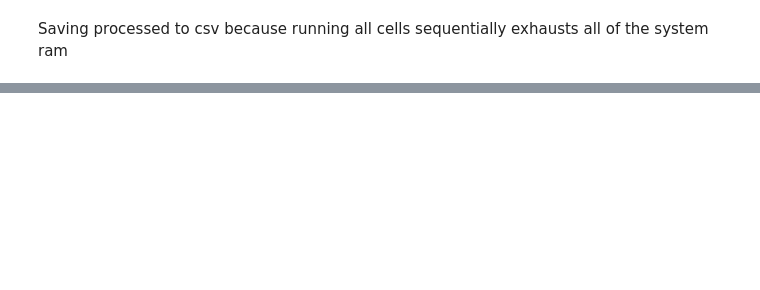
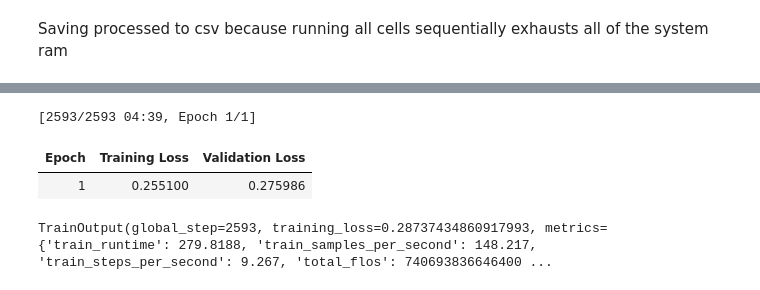
Before and after one commit to pukelevicius/advanced_nlp, a Jupyter notebook: Assignment-3/Code/Untitled.ipynb, the cells around one changed output, grey strips where cells are left out. Saved outputs shown, nothing was run; the diff lists cells and outputs as text; code cells hidden in the pictures; blank space fills up the shorter version.

Commit message:
working code for all models

```diff
--- a/Assignment-3/Code/Untitled.ipynb
+++ b/Assignment-3/Code/Untitled.ipynb
@@ -216,4 +281,6 @@ tokenized_train[0]
 # %%
 from transformers import AutoModelForTokenClassification, TrainingArguments, Trainer, EarlyStoppingCallback
 
-model = AutoModelForTokenClassification.from_pretrained(model_checkpoint, num_labels=2)
+model = AutoModelForTokenClassification.from_pretrained(MODEL_NAME, num_labels=len(label_list))
+# making sure that special token is added:
+model.resize_token_embeddings(len(tokenizer))
@@ -220,14 +291,35 @@ model = AutoModelForTokenClassification.from_pretrained(model_checkpoint, num_la
 # %%
-model_name = model_checkpoint.split("/")[-1]
-
 args = TrainingArguments(
-    f"{model_name}-finetuned-negation-scope",
+    f"{MODEL_NAME}-finetuned-{model_type}-{task}",
     evaluation_strategy = "epoch",
     learning_rate=3e-5,
     per_device_train_batch_size=16,
     per_device_eval_batch_size=16,
-    num_train_epochs=10,
+    num_train_epochs=1,
     weight_decay=0.01,
     load_best_model_at_end=True,
     save_strategy="epoch"
 )
+# %%
+from transformers import DataCollatorForTokenClassification
+
+data_collator = DataCollatorForTokenClassification(tokenizer)
+# %%
+early_stopping_callback = EarlyStoppingCallback(early_stopping_patience=3)
+
+trainer = Trainer(
+    model,
+    args,
+    train_dataset=tokenized_train,
+    eval_dataset=tokenized_dev,
+    data_collator=data_collator,
+    tokenizer=tokenizer,
+    callbacks=[early_stopping_callback]
+)
+# %%
+trainer.train()
+# %% [output]
+[2593/2593 04:39, Epoch 1/1]
+| Epoch | Training Loss | Validation Loss |
+| 1 | 0.255100 | 0.275986 |
+TrainOutput(global_step=2593, training_loss=0.28737434860917993, metrics={'train_runtime': 279.8188, 'train_samples_per_second': 148.217, 'train_steps_per_second': 9.267, 'total_flos': 740693836646400 ...
```
Also changed, not shown: parts of 35 cells of this notebook.
